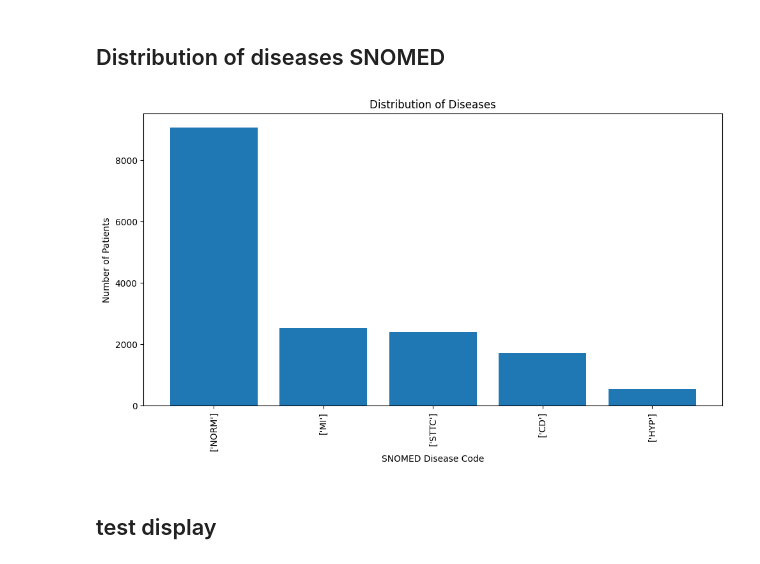
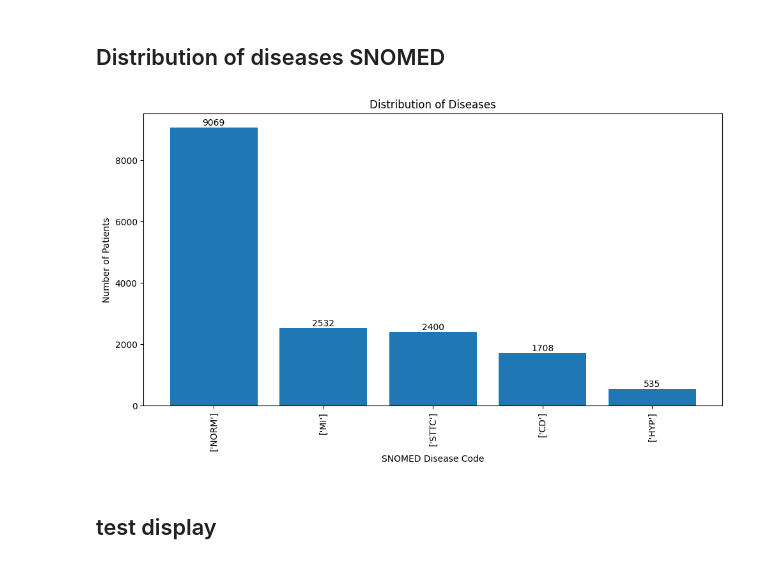
Before and after one commit to Nicoflo22/Thesis, a Jupyter notebook: thesis_superclass_100_only_signals.ipynb, the cells around one changed output. Cells and saved outputs as stored; diff of their text form; code cells hidden in the pictures.

```diff
--- a/thesis_superclass_100_only_signals.ipynb
+++ b/thesis_superclass_100_only_signals.ipynb
@@ -109,29 +183,24 @@ df_encoded
 # %% [markdown]
 ## Distribution of diseases SNOMED
 # %%
-# Dropping non-disease columns
-df_diseases = df_encoded.drop(columns=['record_name', 'signal', 'age', 'sex'])
-
-# Count the number of times each disease is there
-disease_counts = (df_diseases == 1).sum()
-
-# Sort the disease counts desc
-disease_counts_sorted = disease_counts.sort_values(ascending=False)
-
-disease_counts_sorted
-
 plt.figure(figsize=(10, 6))
 
 # Bar chart
-plt.bar(disease_counts_sorted.index.astype(str), disease_counts_sorted.values)
+bars = plt.bar(disease_counts_sorted.index.astype(str), disease_counts_sorted.values)
+
+# Add data values to the top of the bars
+for bar in bars:
+    yval = bar.get_height()
+    plt.text(bar.get_x() + bar.get_width() / 2, yval + 0.05, int(yval), ha='center', va='bottom')
+
 plt.xlabel('SNOMED Disease Code')
 plt.ylabel('Number of Patients')
 plt.title('Distribution of Diseases')
 plt.xticks(rotation=90)
 plt.tight_layout()
 plt.show()
 # %% [output]
-[figure, old version]
+[figure, new version]
 # %% [markdown]
 ## test display
 # %%
```
Also changed, not shown: parts of 15 cells of this notebook.
